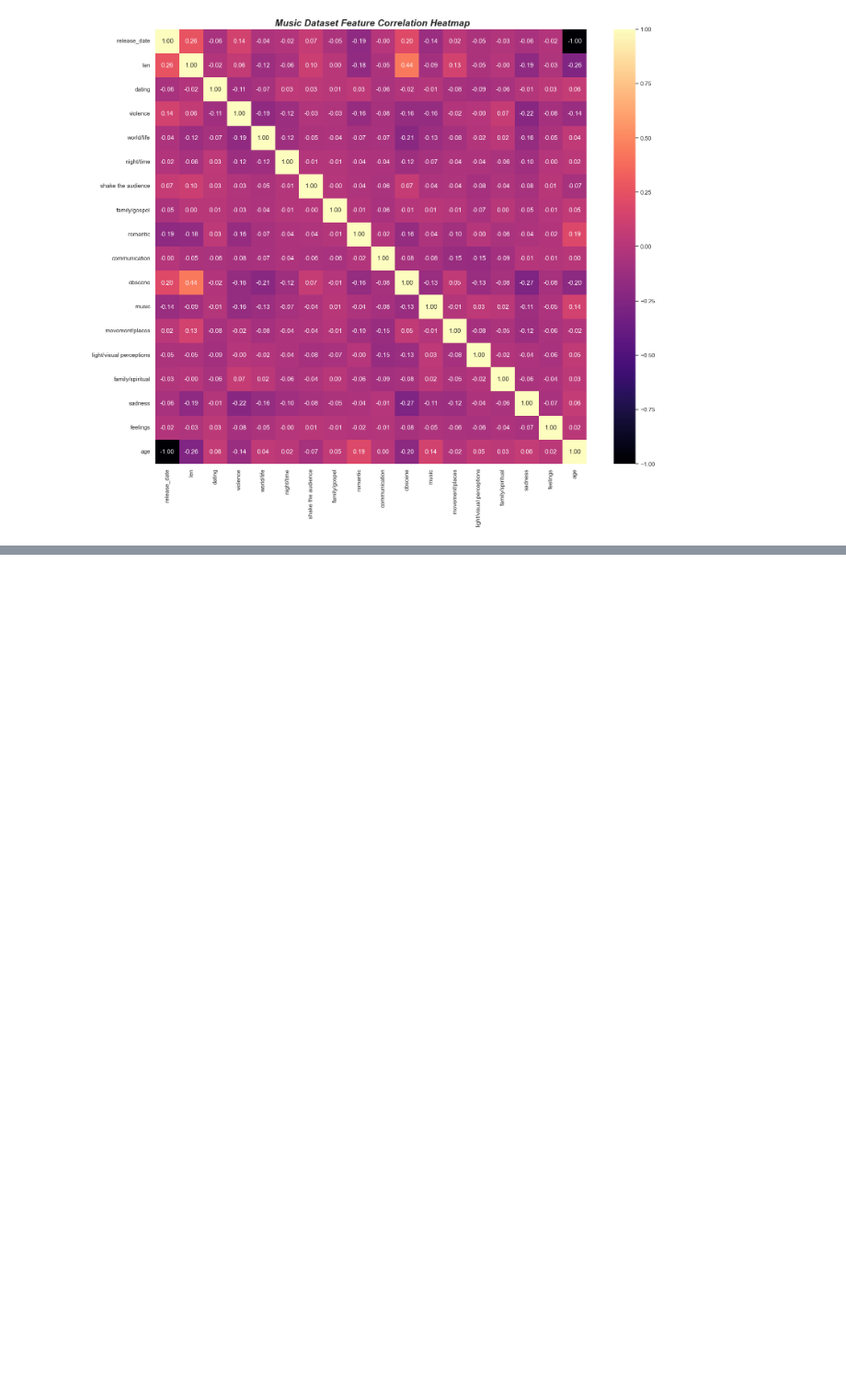
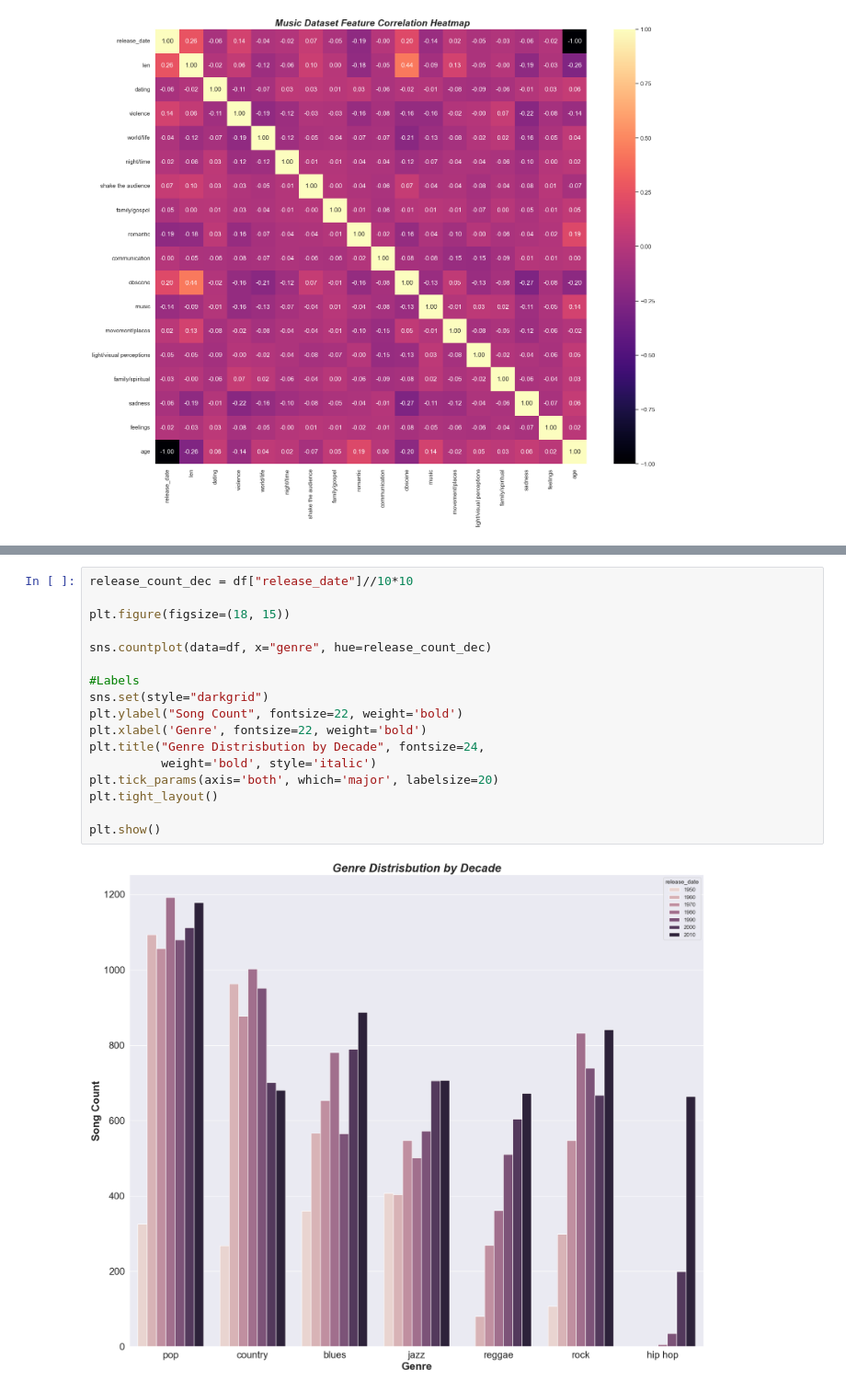
Before and after one commit to thetechleila/Music-Recommendation-Algorithm, a Jupyter notebook: code/EDA_music.ipynb, the cells around one changed output, grey strips where cells are left out. Shown at 92% size. Saved outputs shown, nothing was run; the diff lists cells and outputs as text; blank space fills up the shorter version.

```diff
--- a/code/EDA_music.ipynb
+++ b/code/EDA_music.ipynb
@@ -802,0 +806,19 @@ ___
+# %%
+release_count_dec = df["release_date"]//10*10
+
+plt.figure(figsize=(18, 15))
+
+sns.countplot(data=df, x="genre", hue=release_count_dec)
+
+#Labels
+sns.set(style="darkgrid")
+plt.ylabel("Song Count", fontsize=22, weight='bold')
+plt.xlabel('Genre', fontsize=22, weight='bold')
+plt.title("Genre Distrisbution by Decade", fontsize=24,
+          weight='bold', style='italic')
+plt.tick_params(axis='both', which='major', labelsize=20)
+plt.tight_layout()
+
+plt.show()
+# %% [output]
+[figure, added]
```
Also changed, not shown: parts of 3 cells of this notebook, 2 other files.
